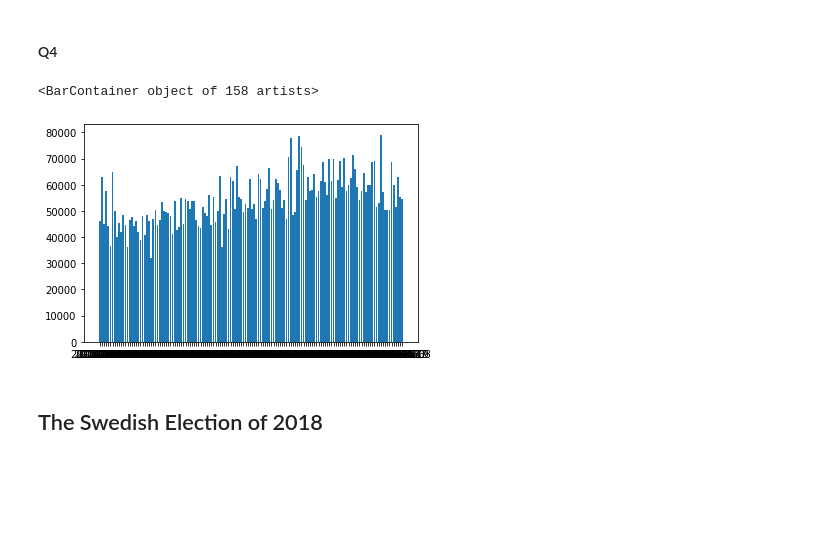
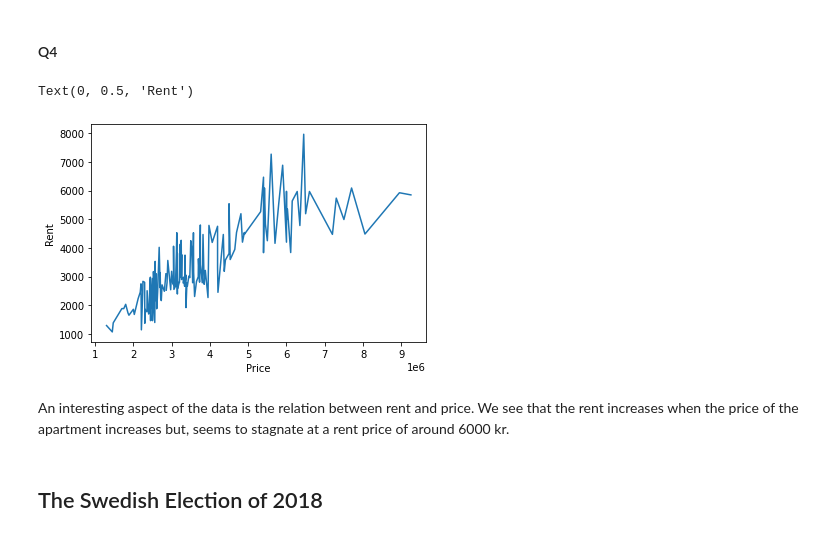
Before and after one commit to oscarsjostrand/su-mt4007, a Jupyter notebook: hw2/hw2.ipynb, the cells around one changed output. Saved outputs shown, nothing was run; the diff lists cells and outputs as text; code cells hidden in the pictures; blank space fills up the shorter version.

```diff
--- a/hw2/hw2.ipynb
+++ b/hw2/hw2.ipynb
@@ -46,11 +46,15 @@ Using the mean() function from numpy we see that the avrage ppsqm is about 54130
 #### Q4
 # %%
 import matplotlib.pyplot as plt
-df = df.sort_values(by="soldDate")
-plt.bar(df["soldDate"], df["ppsqm"])
+df = df.sort_values(by="soldPrice")
+plt.plot(df["soldPrice"], df["rent"])
+plt.xlabel("Price")
+plt.ylabel("Rent")
 # %% [output]
-<BarContainer object of 158 artists>
+Text(0, 0.5, 'Rent')
-[figure, old version]
+[figure, new version]
+# %% [markdown]
+An interesting aspect of the data is the relation between rent and price. We see that the rent increases when the price of the apartment increases but, seems to stagnate at a rent price of around 6000 kr.
 # %% [markdown]
 ## The Swedish Election of 2018
 # %% [markdown]
```
